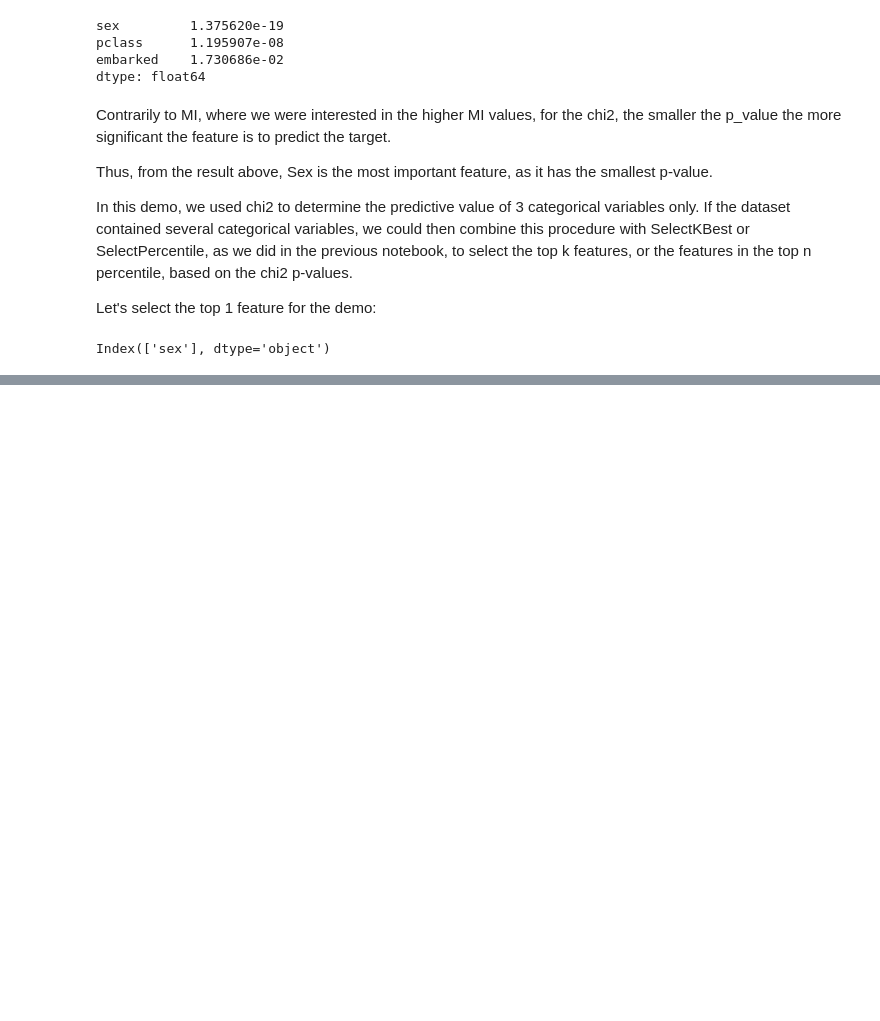
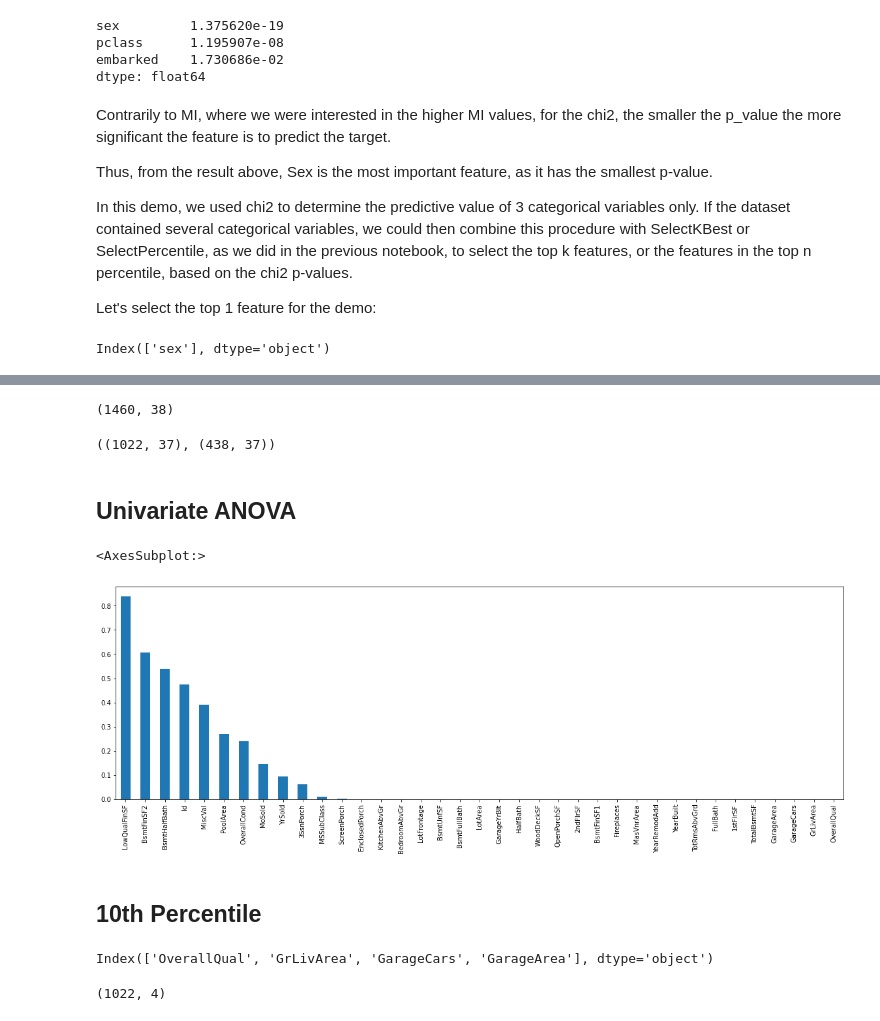
Before and after one commit to daianeklein/Feature-Selection, a Jupyter notebook: Statistical-Methods.ipynb, the cells around one changed output, grey strips where cells are left out. Drawn from its saved outputs; the diff is of its cells as text; code cells hidden in the pictures; blank space fills up the shorter version.

```diff
--- a/Statistical-Methods.ipynb
+++ b/Statistical-Methods.ipynb
@@ -108,0 +206,2 @@ X_test = sel_.transform(X_test)
+# %%
+df3 = pd.read_csv('/Users/daianeklein/Documents/Personal-Projects/House Prices - Advanced Regression Techniques/train.csv')
@@ -108,0 +222,54 @@ X_test = sel_.transform(X_test)
+# %%
+# In practice, feature selection should be done after data pre-processing,
+# so ideally, all the categorical variables are encoded into numbers,
+# and then you can assess how deterministic they are of the target
+
+# here for simplicity I will use only numerical variables
+# select numerical columns:
+
+numerics = ['int16', 'int32', 'int64', 'float16', 'float32', 'float64']
+numerical_vars = list(df3.select_dtypes(include=numerics).columns)
+df3 = df3[numerical_vars]
+df3.shape
+# %% [output]
+(1460, 38)
+# %%
+# train and test
+X_train, X_test, y_train, y_test = train_test_split(
+    df3.drop(labels=['SalePrice'], axis=1),
+    df3['SalePrice'],
+    test_size=0.3,
+    random_state=0)
+
+X_train.shape, X_test.shape
+# %% [output]
+((1022, 37), (438, 37))
+# %% [markdown]
+## Univariate ANOVA
+# %%
+# univariate anova
+univariate = f_regression(X_train.fillna(0), y_train)
+
+# plot values
+univariate = pd.Series(univariate[1])
+univariate.index = X_train.columns
+univariate.sort_values(ascending=False).plot.bar(figsize=(20,6))
+# %% [output]
+<AxesSubplot:>
+[figure, added]
+# %% [markdown]
+## 10th Percentile
+# %%
+sel = SelectPercentile(f_regression,
+                      percentile = 10).fit(X_train.fillna(0), y_train)
+
+#selected variables
+X_train.columns[sel.get_support()]
+# %% [output]
+Index(['OverallQual', 'GrLivArea', 'GarageCars', 'GarageArea'], dtype='object')
+# %%
+#selecting features
+X_train = sel.transform(X_train.fillna(0))
+X_train.shape
+# %% [output]
+(1022, 4)
```
Also changed, not shown: parts of 15 cells of this notebook.
